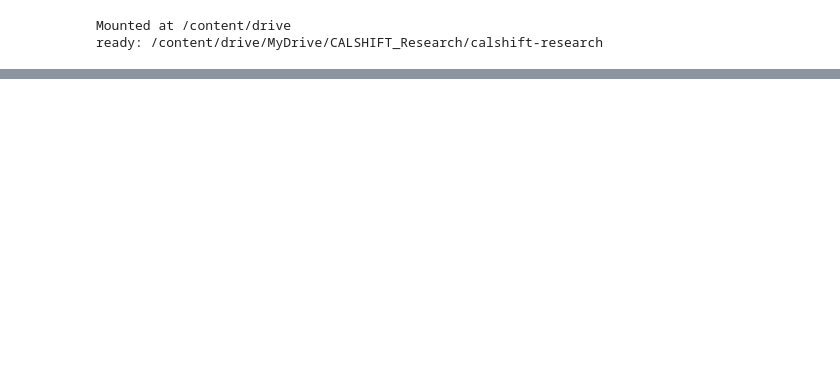
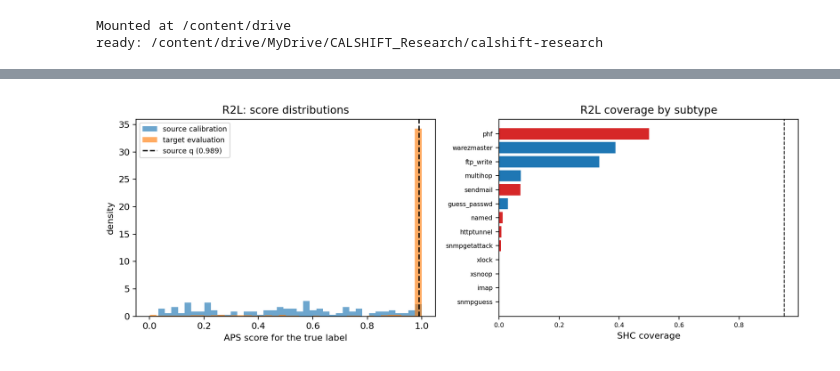
Before and after one commit to anasbiswas1/calshift-research, a Jupyter notebook: notebooks/08_mechanism.ipynb, the cells around one changed output, grey strips where cells are left out. Drawn from its saved outputs; the diff is of its cells as text; code cells hidden in the pictures; blank space fills up the shorter version.

```diff
--- a/notebooks/08_mechanism.ipynb
+++ b/notebooks/08_mechanism.ipynb
@@ -308,0 +407,5 @@ print(git('log','--oneline','-3', show=False).stdout)
+# %%
+from IPython.display import Image, display
+display(Image('figures/mechanism_nslkdd.png'))
+# %% [output]
+[figure, added]
```
Also changed, not shown: parts of 9 cells of this notebook, 1 other file.
